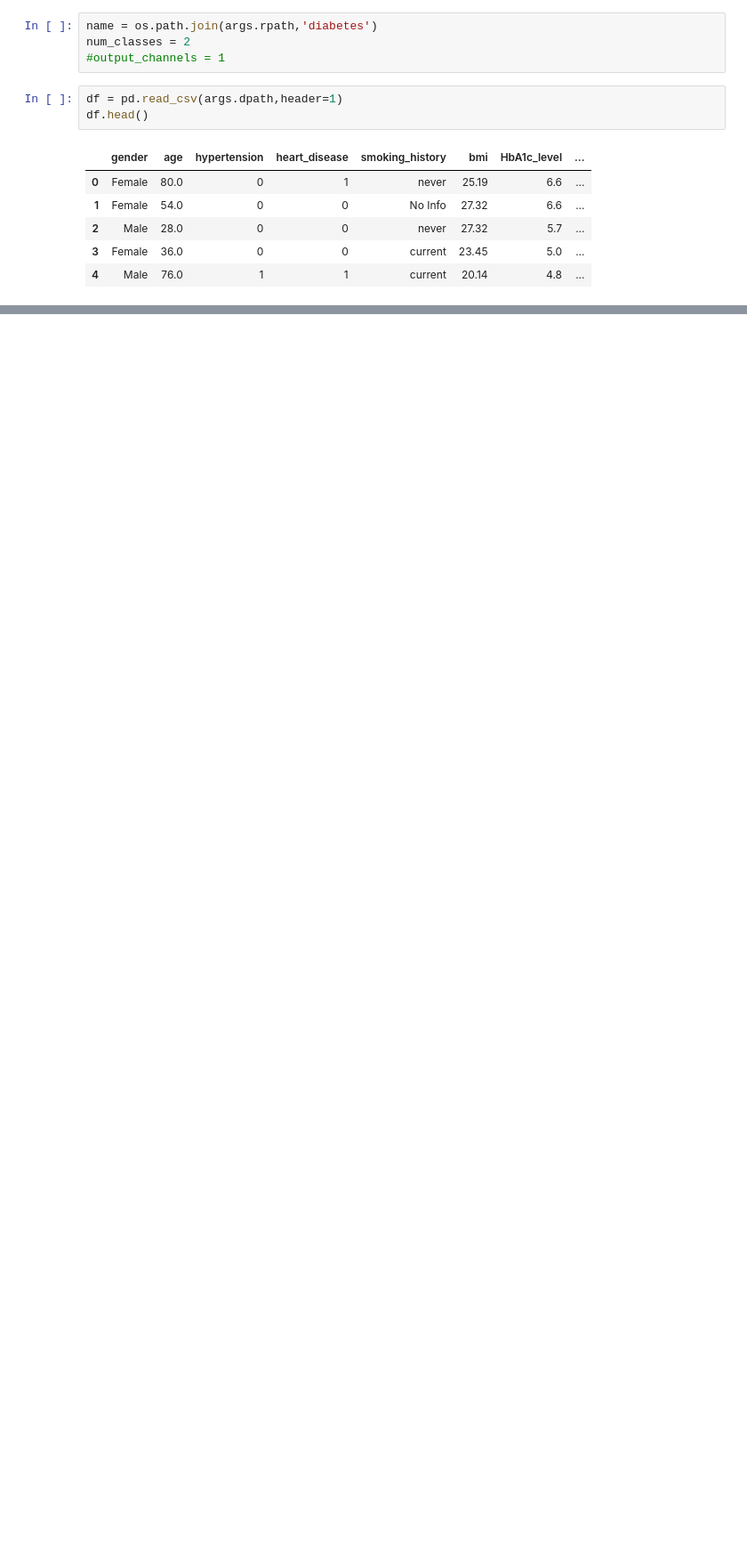
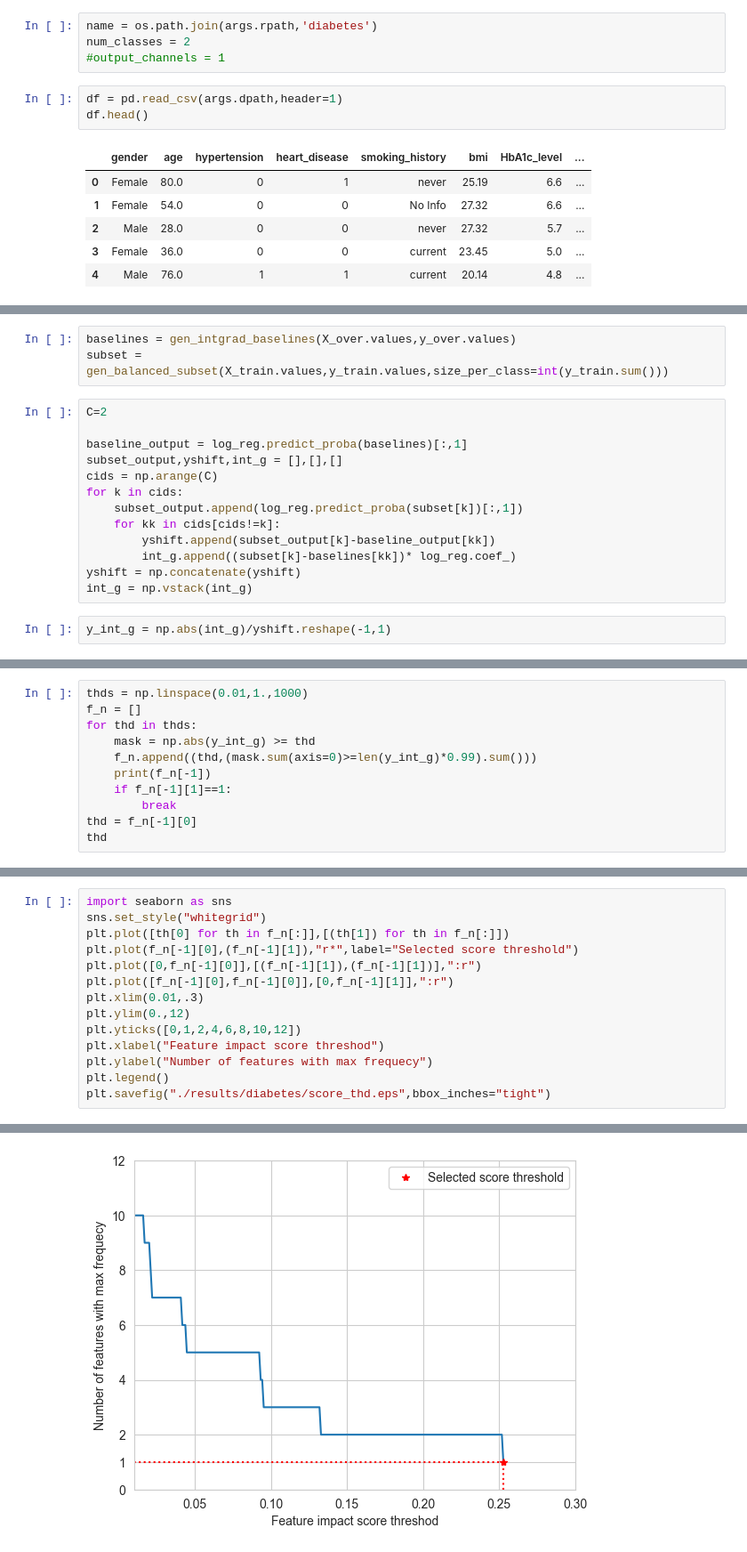
Before and after one commit to tmi-lab/AMORE, a Jupyter notebook: code/notebooks/analyse_results-pattern-diabetes.ipynb, the cells around one changed output, grey strips where cells are left out. Shown at 89% size. Saved outputs shown, nothing was run; the diff lists cells and outputs as text; blank space fills up the shorter version.

```diff
--- a/code/notebooks/analyse_results-pattern-diabetes.ipynb
+++ b/code/notebooks/analyse_results-pattern-diabetes.ipynb
@@ -403,0 +208,18 @@ rule_dict_lower_z p(z<=thd_l)
+# %%
+baselines = gen_intgrad_baselines(X_over.values,y_over.values)
+subset = gen_balanced_subset(X_train.values,y_train.values,size_per_class=int(y_train.sum()))
+# %%
+C=2
+
+baseline_output = log_reg.predict_proba(baselines)[:,1]
+subset_output,yshift,int_g = [],[],[]
+cids = np.arange(C)
+for k in cids:
+    subset_output.append(log_reg.predict_proba(subset[k])[:,1])
+    for kk in cids[cids!=k]:
+        yshift.append(subset_output[k]-baseline_output[kk])
+        int_g.append((subset[k]-baselines[kk])* log_reg.coef_)
+yshift = np.concatenate(yshift)
+int_g = np.vstack(int_g)
+# %%
+y_int_g = np.abs(int_g)/yshift.reshape(-1,1)
@@ -403,0 +230,11 @@ rule_dict_lower_z p(z<=thd_l)
+# %%
+thds = np.linspace(0.01,1.,1000)
+f_n = []
+for thd in thds:
+    mask = np.abs(y_int_g) >= thd
+    f_n.append((thd,(mask.sum(axis=0)>=len(y_int_g)*0.99).sum()))
+    print(f_n[-1])
+    if f_n[-1][1]==1:
+        break
+thd = f_n[-1][0]
+thd
@@ -403,0 +260,15 @@ rule_dict_lower_z p(z<=thd_l)
+# %%
+import seaborn as sns
+sns.set_style("whitegrid")
+plt.plot([th[0] for th in f_n[:]],[(th[1]) for th in f_n[:]])
+plt.plot(f_n[-1][0],(f_n[-1][1]),"r*",label="Selected score threshold")
+plt.plot([0,f_n[-1][0]],[(f_n[-1][1]),(f_n[-1][1])],":r")
+plt.plot([f_n[-1][0],f_n[-1][0]],[0,f_n[-1][1]],":r")
+plt.xlim(0.01,.3)
+plt.ylim(0.,12)
+plt.yticks([0,1,2,4,6,8,10,12])
+plt.xlabel("Feature impact score threshod")
+plt.ylabel("Number of features with max frequecy")
+plt.legend()
+plt.savefig("./results/diabetes/score_thd.eps",bbox_inches="tight")
+# %% [output]
@@ -403,0 +276 @@ rule_dict_lower_z p(z<=thd_l)
+[figure, added]
```
Also changed, not shown: parts of 70 cells of this notebook, 5 other files.
